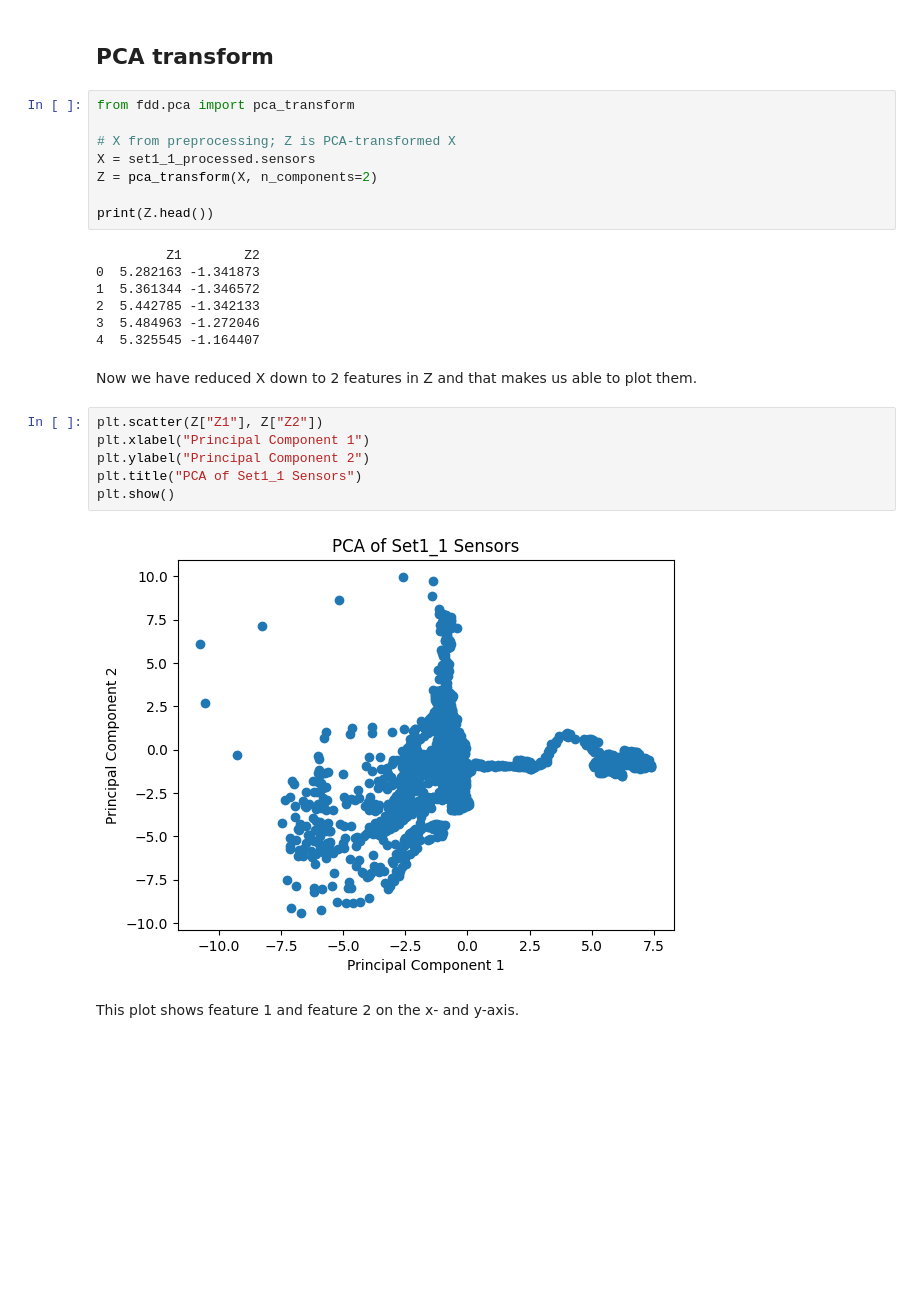
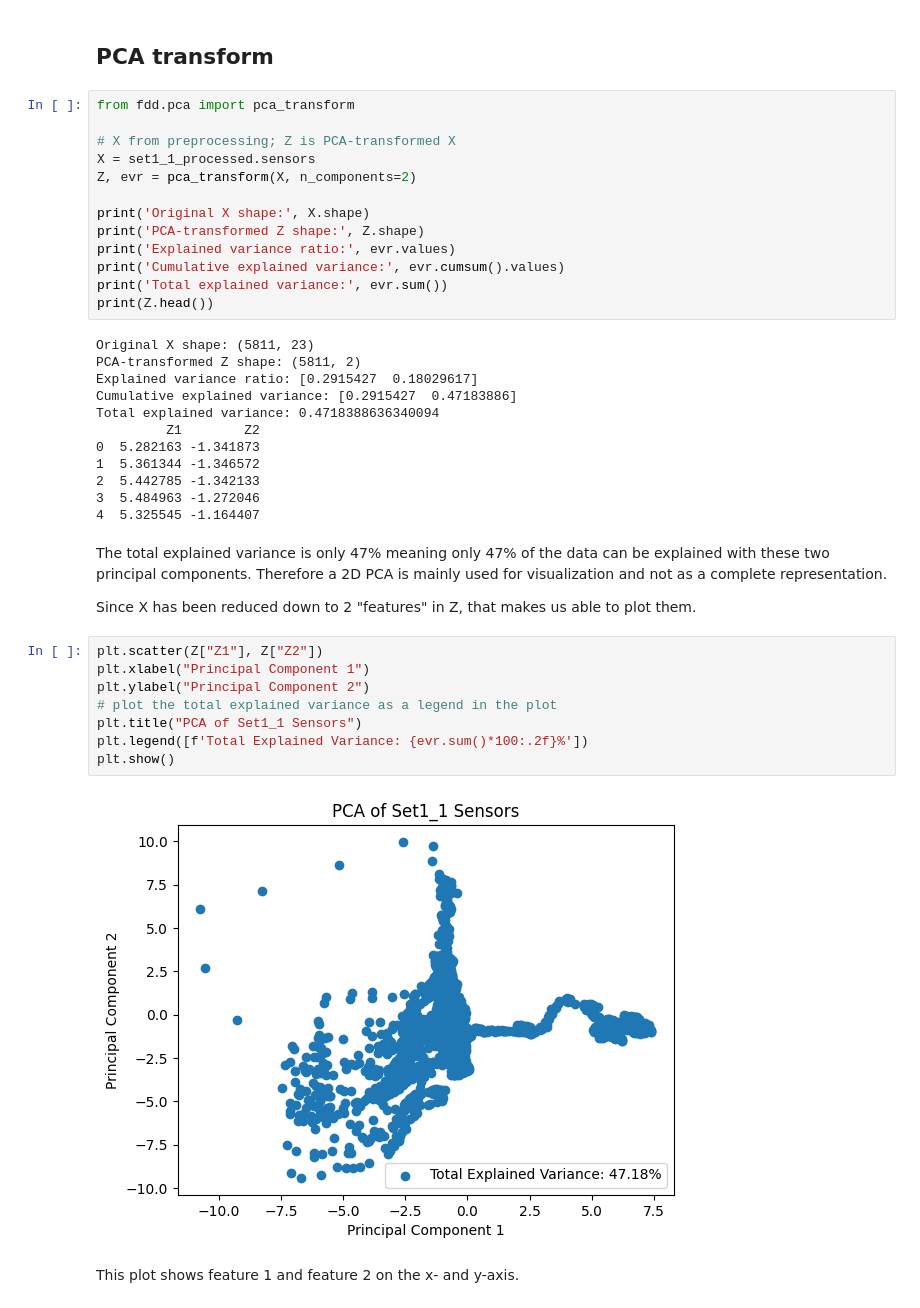
Before and after one commit to PeterAndersen-sdu/Fault-detection-project, a Jupyter notebook: main.ipynb, the cells around one changed output. Drawn from its saved outputs; the diff is of its cells as text; blank space fills up the shorter version.

```diff
--- a/main.ipynb
+++ b/main.ipynb
@@ -39,10 +39,20 @@ from fdd.pca import pca_transform
 
 # X from preprocessing; Z is PCA-transformed X
 X = set1_1_processed.sensors
-Z = pca_transform(X, n_components=2)
+Z, evr = pca_transform(X, n_components=2)
 
+print('Original X shape:', X.shape)
+print('PCA-transformed Z shape:', Z.shape)
+print('Explained variance ratio:', evr.values)
+print('Cumulative explained variance:', evr.cumsum().values)
+print('Total explained variance:', evr.sum())
 print(Z.head())
 # %% [output]
+Original X shape: (5811, 23)
+PCA-transformed Z shape: (5811, 2)
+Explained variance ratio: [0.2915427  0.18029617]
+Cumulative explained variance: [0.2915427  0.47183886]
+Total explained variance: 0.4718388636340094
          Z1        Z2
 0  5.282163 -1.341873
 1  5.361344 -1.346572
@@ -50,14 +60,18 @@ print(Z.head())
 3  5.484963 -1.272046
 4  5.325545 -1.164407
 # %% [markdown]
-Now we have reduced X down to 2 features in Z and that makes us able to plot them.
+The total explained variance is only 47% meaning only 47% of the data can be explained with these two principal components. Therefore a 2D PCA is mainly used for visualization and not as a complete representation.
+
+Since X has been reduced down to 2 "features" in Z, that makes us able to plot them.
 # %%
 plt.scatter(Z["Z1"], Z["Z2"])
 plt.xlabel("Principal Component 1")
 plt.ylabel("Principal Component 2")
+# plot the total explained variance as a legend in the plot
 plt.title("PCA of Set1_1 Sensors")
+plt.legend([f'Total Explained Variance: {evr.sum()*100:.2f}%'])
 plt.show()
 # %% [output]
-[figure, old version]
+[figure, new version]
 # %% [markdown]
 This plot shows feature 1 and feature 2 on the x- and y-axis.
```
Also changed, not shown: parts of 2 cells of this notebook, 2 other files.
